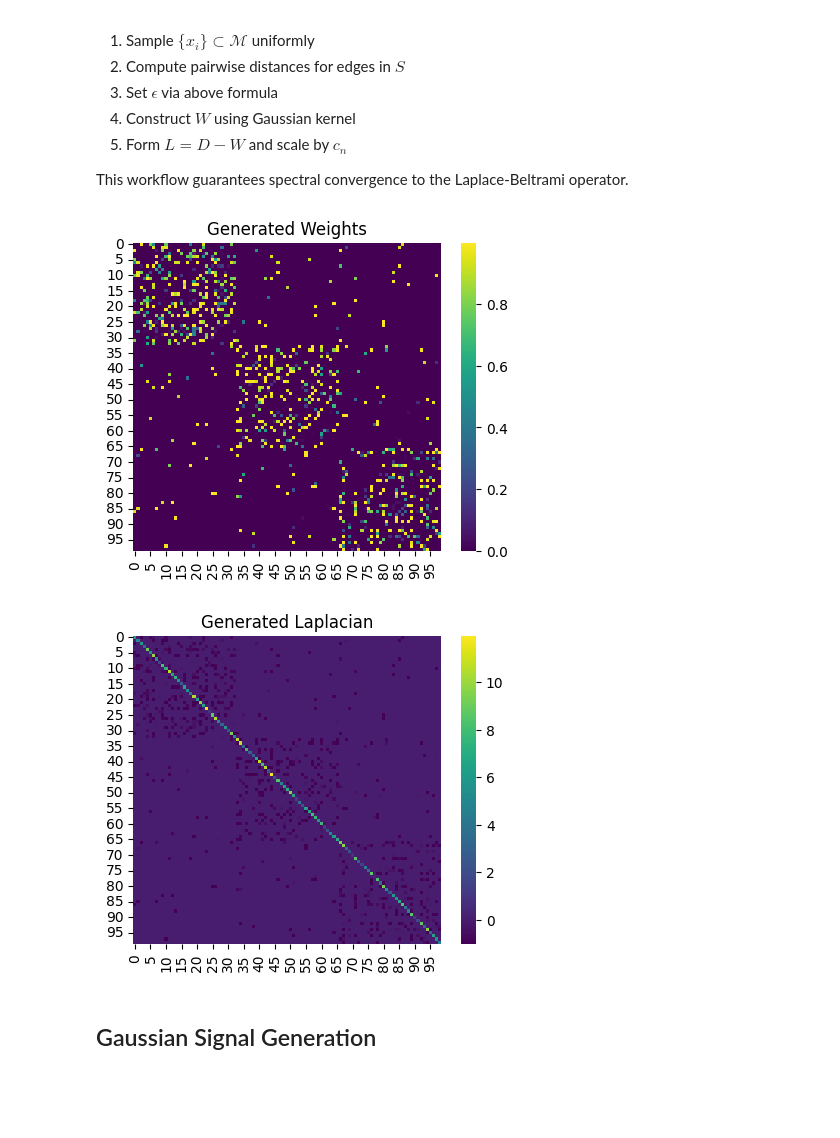
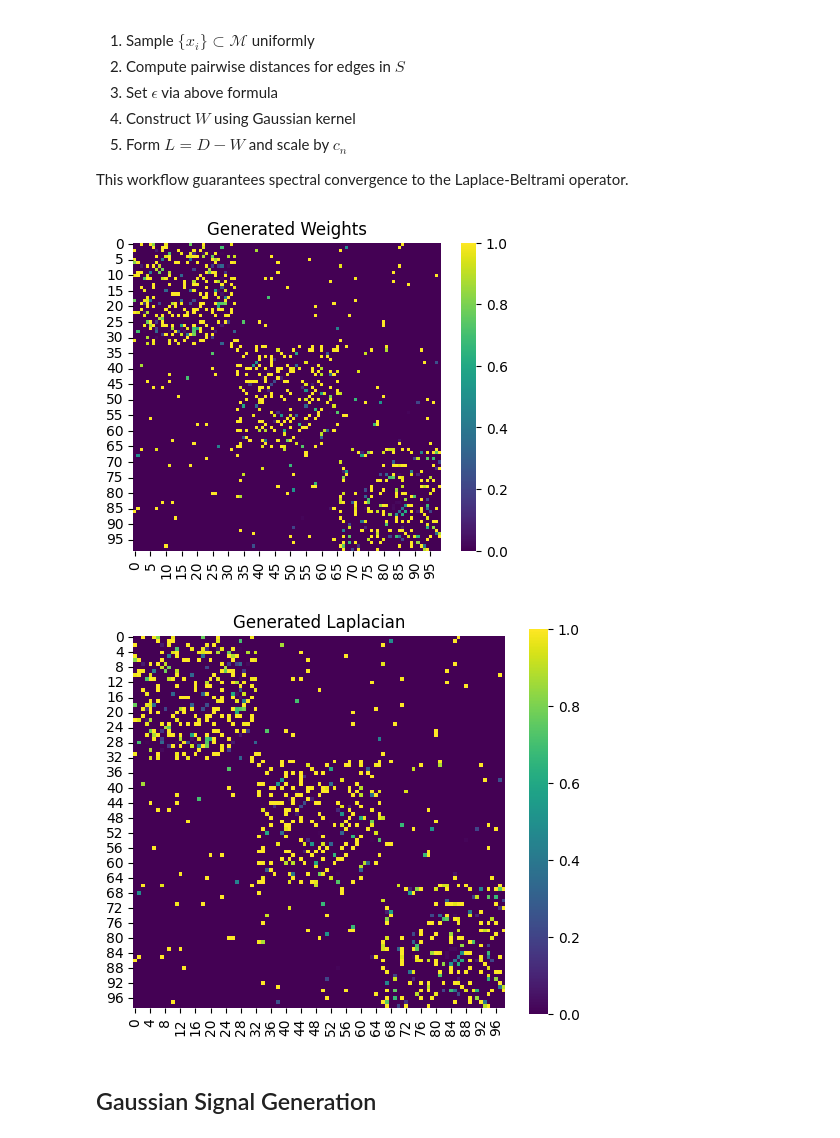
Before and after one commit to graphdatahub/NetworkInference, a Jupyter notebook: notebooks/demo.ipynb, the cells around one changed output. Cells and saved outputs as stored; diff of their text form; code cells hidden in the pictures; blank space fills up the shorter version.

```diff
--- a/notebooks/demo.ipynb
+++ b/notebooks/demo.ipynb
@@ -74,5 +79,5 @@ First 5x5 geodesic distances:
 # %%
-def visualize_matrix(matrix, n: int = 100, figsize = (5, 4), title = None) -> None:
+def visualize_matrix(matrix, n: int = 100, figsize = (5, 4), title = None, png_title=None) -> None:
     """
     Visualize weighted matrices as a square heatmap of size n by n.
 
@@ -85,6 +90,8 @@ def visualize_matrix(matrix, n: int = 100, figsize = (5, 4), title = None) -> No
     sns.heatmap(matrix[:n, :n], square=True, annot=False, cmap='viridis', ax=ax)
     if title is not None:
         ax.set_title(title)
+    if png_title:
+        plt.savefig(f"{png_title}.png", dpi=300, bbox_inches="tight")
     plt.show()
 # %%
 visualize_matrix(D, title='Geodesic Distance Matrix')
@@ -183,12 +190,14 @@ probs = np.array([[0.3, 0.01, 0.02],
 structure = create_sbm(sizes, probs, seed)
 # %%
 L, W, point_cloud, epsilon = GraphSampler().create_weighted_graph_from_structure(M, structure)
+L_dense = L.toarray()
+np.fill_diagonal(L_dense, 0)
 # %%
-visualize_matrix(W.toarray(), 99, title = "Generated Weights")
-visualize_matrix(L.toarray(), 99, title = "Generated Laplacian")
+visualize_matrix(W.toarray(), 99, title = "Generated Weights", png_title="generated_weights")
+visualize_matrix(-L_dense, 99, title = "Generated Laplacian", png_title="generated_laplacian", figsize = (6, 5))
 # %% [output]
-[figure, old version]
+[figure, new version]
-[figure, old version]
+[figure, new version]
 # %% [markdown]
 ## Gaussian Signal Generation
 # %%
```
Also changed, not shown: parts of 5 cells of this notebook, 37 other files.
